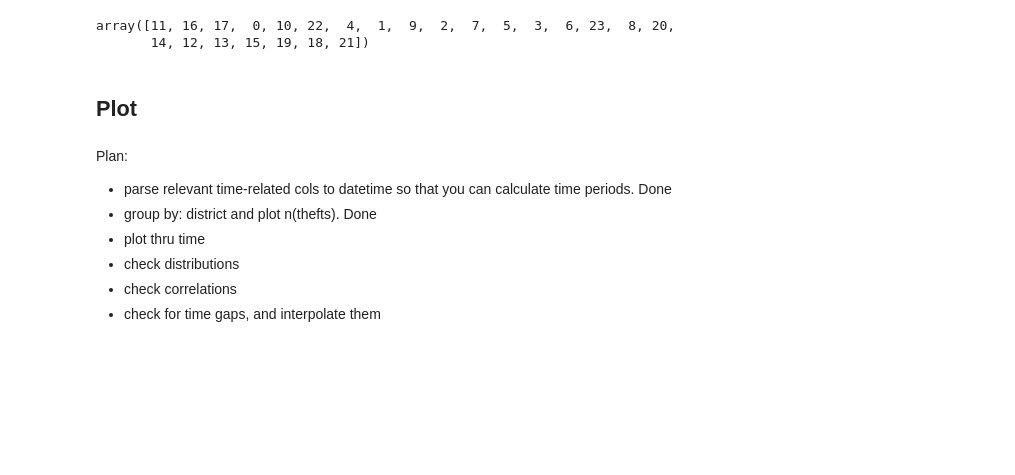
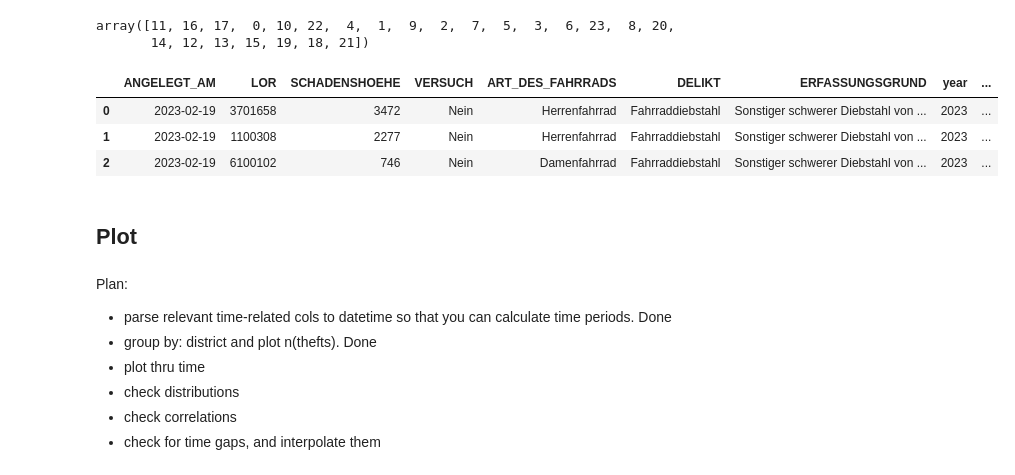
Before and after one commit to cpumarfrohberg/analyze_bike_thefts, a Jupyter notebook: EDA/bike_thefts.ipynb, the cells around one changed output. Drawn from its saved outputs; the diff is of its cells as text; code cells hidden in the pictures; blank space fills up the shorter version.

```diff
--- a/EDA/bike_thefts.ipynb
+++ b/EDA/bike_thefts.ipynb
@@ -173,6 +181,14 @@ bike_thefts.check_unique(df_transformed['crime_duration_hours'])  # check: can t
 # %% [output]
 array([11, 16, 17,  0, 10, 22,  4,  1,  9,  2,  7,  5,  3,  6, 23,  8, 20,
        14, 12, 13, 15, 19, 18, 21])
+# %%
+df_transformed.reset_index(inplace=True)
+df_transformed.head(3)
+# %% [output]
+|  | ANGELEGT_AM | LOR | SCHADENSHOEHE | VERSUCH | ART_DES_FAHRRADS | DELIKT | ERFASSUNGSGRUND | year | ... |
+| 0 | 2023-02-19 | 3701658 | 3472 | Nein | Herrenfahrrad | Fahrraddiebstahl | Sonstiger schwerer Diebstahl von ... | 2023 | ... |
+| 1 | 2023-02-19 | 1100308 | 2277 | Nein | Herrenfahrrad | Fahrraddiebstahl | Sonstiger schwerer Diebstahl von ... | 2023 | ... |
+| 2 | 2023-02-19 | 6100102 | 746 | Nein | Damenfahrrad | Fahrraddiebstahl | Sonstiger schwerer Diebstahl von ... | 2023 | ... |
 # %% [markdown]
 ## Plot
 # %% [markdown]
```
Also changed, not shown: parts of 9 cells of this notebook.
